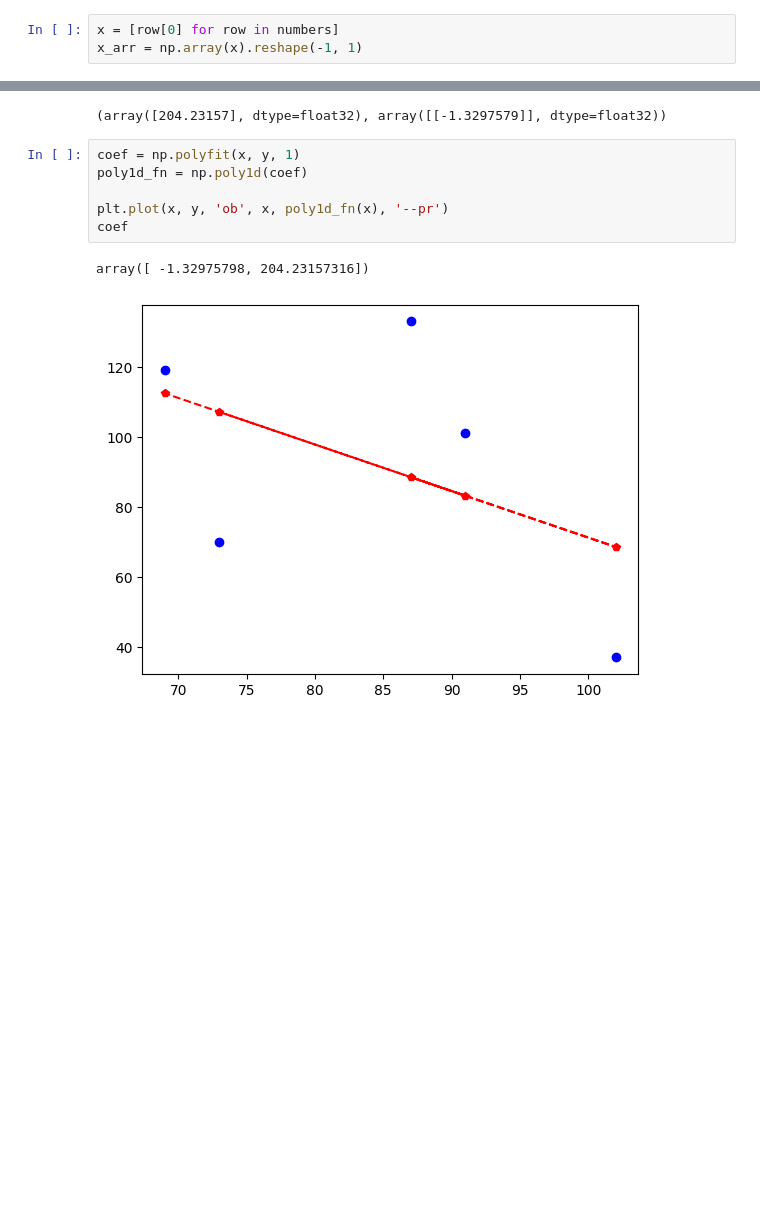
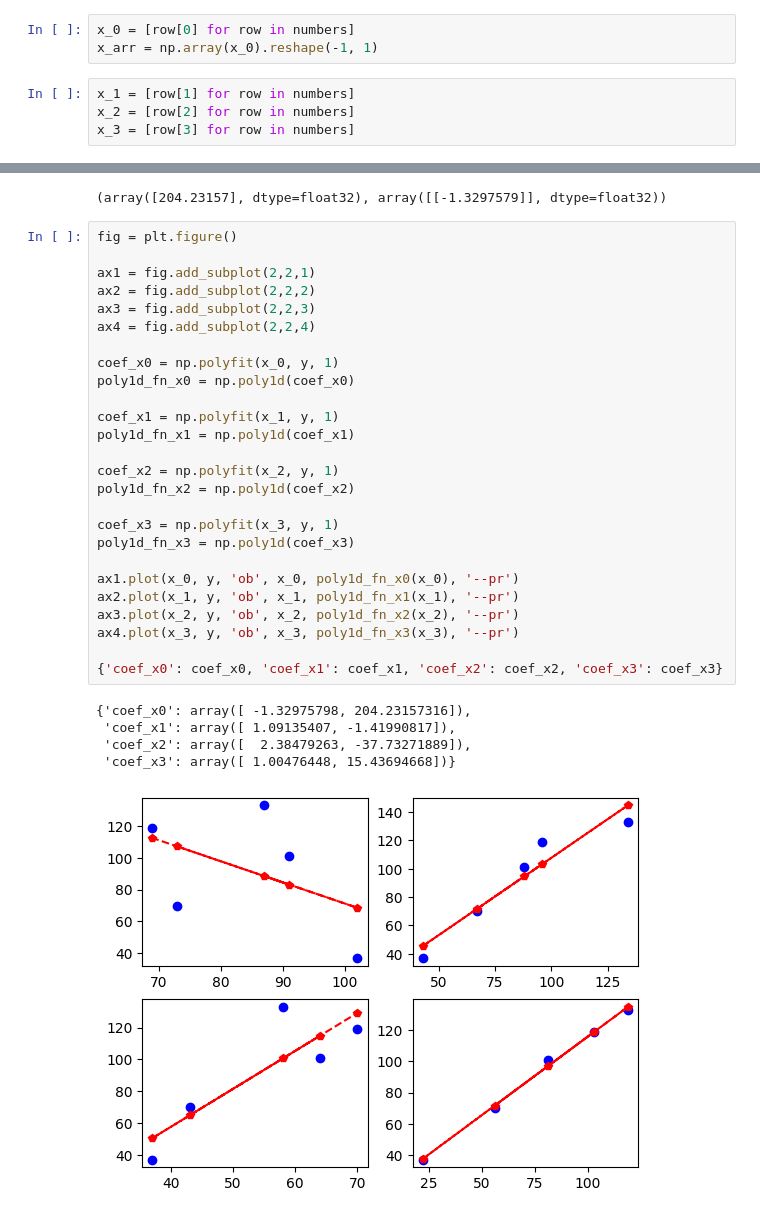
Before and after one commit to Max-shiri-90/ML-masoud, a Jupyter notebook: s02/ML03-S02.ipynb, the cells around one changed output, grey strips where cells are left out. Cells and saved outputs as stored; diff of their text form; blank space fills up the shorter version.

Commit message:
plot for all x columns

```diff
--- a/s02/ML03-S02.ipynb
+++ b/s02/ML03-S02.ipynb
@@ -140,20 +140,47 @@ array([[ 73.,  67.,  43.,  56.,  70.],
 y = [row[-1] for row in numbers]
 y_arr = np.array(y).reshape(-1, 1)
 # %%
-x = [row[0] for row in numbers]
-x_arr = np.array(x).reshape(-1, 1)
+x_0 = [row[0] for row in numbers]
+x_arr = np.array(x_0).reshape(-1, 1)
+# %%
+x_1 = [row[1] for row in numbers]
+x_2 = [row[2] for row in numbers]
+x_3 = [row[3] for row in numbers]
 # %%
 reg=LinearRegression()
 reg.fit(x_arr,y_arr)
 (reg.intercept_, reg.coef_)
 # %% [output]
 (array([204.23157], dtype=float32), array([[-1.3297579]], dtype=float32))
-# %%
-coef = np.polyfit(x, y, 1)
-poly1d_fn = np.poly1d(coef)
-
-plt.plot(x, y, 'ob', x, poly1d_fn(x), '--pr')
-coef
-# %% [output]
-array([ -1.32975798, 204.23157316])
-[figure, removed]
+# %%
+fig = plt.figure()
+
+ax1 = fig.add_subplot(2,2,1)
+ax2 = fig.add_subplot(2,2,2)
+ax3 = fig.add_subplot(2,2,3)
+ax4 = fig.add_subplot(2,2,4)
+
+coef_x0 = np.polyfit(x_0, y, 1)
+poly1d_fn_x0 = np.poly1d(coef_x0)
+
+coef_x1 = np.polyfit(x_1, y, 1)
+poly1d_fn_x1 = np.poly1d(coef_x1)
+
+coef_x2 = np.polyfit(x_2, y, 1)
+poly1d_fn_x2 = np.poly1d(coef_x2)
+
+coef_x3 = np.polyfit(x_3, y, 1)
+poly1d_fn_x3 = np.poly1d(coef_x3)
+
+ax1.plot(x_0, y, 'ob', x_0, poly1d_fn_x0(x_0), '--pr')
+ax2.plot(x_1, y, 'ob', x_1, poly1d_fn_x1(x_1), '--pr')
+ax3.plot(x_2, y, 'ob', x_2, poly1d_fn_x2(x_2), '--pr')
+ax4.plot(x_3, y, 'ob', x_3, poly1d_fn_x3(x_3), '--pr')
+
+{'coef_x0': coef_x0, 'coef_x1': coef_x1, 'coef_x2': coef_x2, 'coef_x3': coef_x3}
+# %% [output]
+{'coef_x0': array([ -1.32975798, 204.23157316]),
+ 'coef_x1': array([ 1.09135407, -1.41990817]),
+ 'coef_x2': array([  2.38479263, -37.73271889]),
+ 'coef_x3': array([ 1.00476448, 15.43694668])}
+[figure, added]
```
Also changed, not shown: parts of 1 cell of this notebook.
